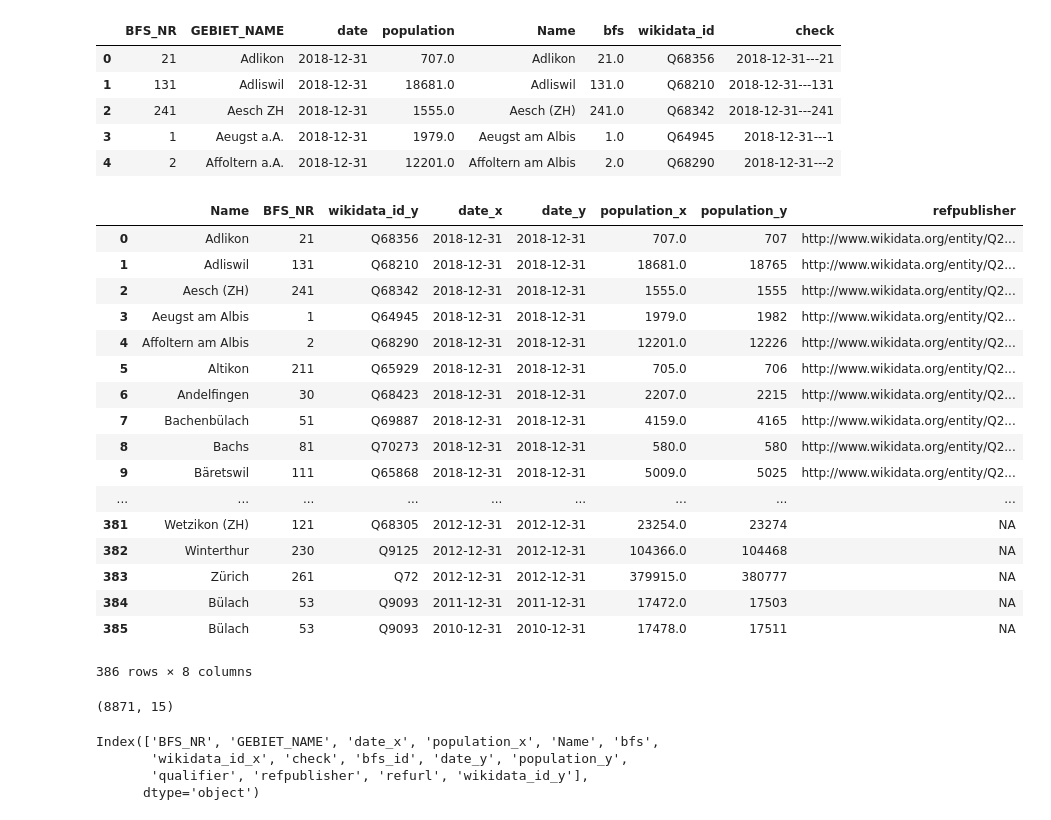
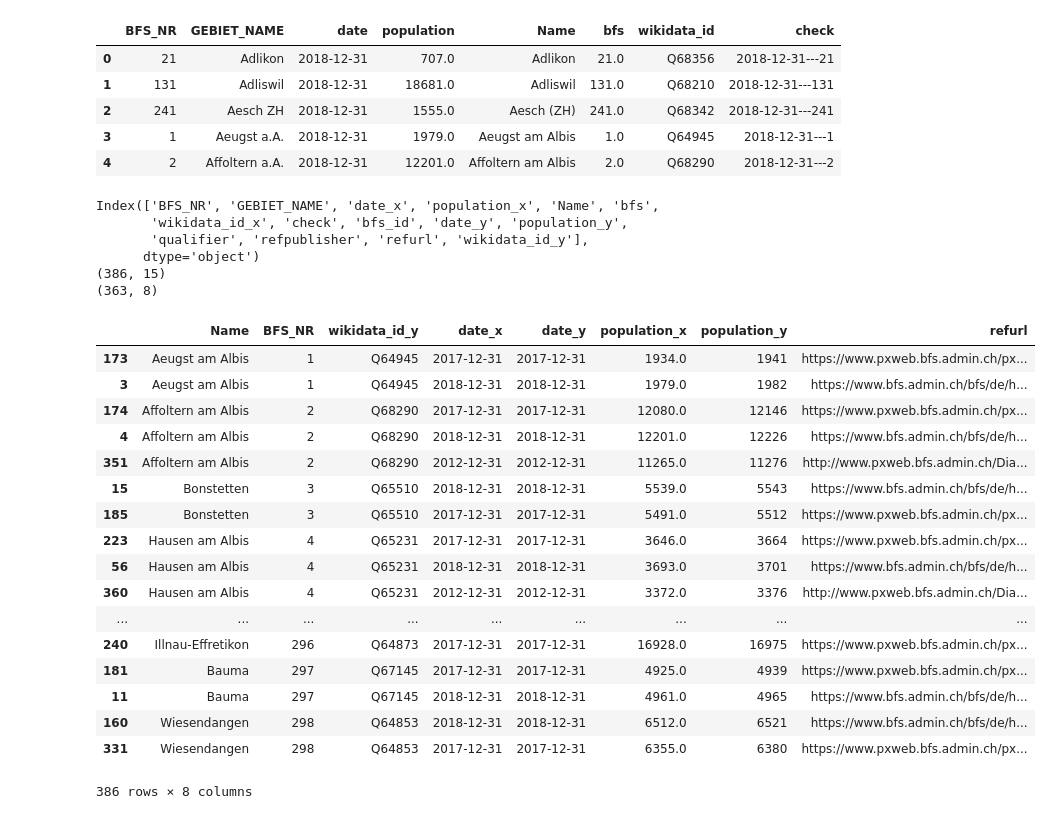
Before and after one commit to kalakaru/wikidataZH_2019, a Jupyter notebook: MyTest.ipynb, the cells around one changed output. Saved outputs shown, nothing was run; the diff lists cells and outputs as text; code cells hidden in the pictures.

```diff
--- a/MyTest.ipynb
+++ b/MyTest.ipynb
@@ -215,36 +215,32 @@ Index(['BFS_NR', 'GEBIET_NAME', 'date', 'population', 'Name', 'bfs',
 | 4 | 2 | Affoltern a.A. | 2018-12-31 | 12201.0 | Affoltern am Albis | 2.0 | Q68290 | 2018-12-31---2 |
 # %%
 ttt = pd.merge(df_api_sel_t, df_wikidata, how='left', left_on=['check'], right_on=['check'])
+print(ttt.columns)
 print(ttt.shape)
 print(df_api_sel_t.shape)
-ttt[["Name", "BFS_NR", "wikidata_id_y", "date_x", "date_y", "population_x", "population_y", "refpublisher"]]
+ttt[["Name", "BFS_NR", "wikidata_id_y", "date_x", "date_y", "population_x", "population_y", "refurl"]].sort_values(by=['BFS_NR'])
 # %% [output]
+Index(['BFS_NR', 'GEBIET_NAME', 'date_x', 'population_x', 'Name', 'bfs',
+       'wikidata_id_x', 'check', 'bfs_id', 'date_y', 'population_y',
+       'qualifier', 'refpublisher', 'refurl', 'wikidata_id_y'],
+      dtype='object')
+(386, 15)
+(363, 8)
-|  | Name | BFS_NR | wikidata_id_y | date_x | date_y | population_x | population_y | refpublisher |
-| 0 | Adlikon | 21 | Q68356 | 2018-12-31 | 2018-12-31 | 707.0 | 707 | http://www.wikidata.org/entity/Q2... |
-| 1 | Adliswil | 131 | Q68210 | 2018-12-31 | 2018-12-31 | 18681.0 | 18765 | http://www.wikidata.org/entity/Q2... |
-| 2 | Aesch (ZH) | 241 | Q68342 | 2018-12-31 | 2018-12-31 | 1555.0 | 1555 | http://www.wikidata.org/entity/Q2... |
-| 3 | Aeugst am Albis | 1 | Q64945 | 2018-12-31 | 2018-12-31 | 1979.0 | 1982 | http://www.wikidata.org/entity/Q2... |
-| 4 | Affoltern am Albis | 2 | Q68290 | 2018-12-31 | 2018-12-31 | 12201.0 | 12226 | http://www.wikidata.org/entity/Q2... |
-| 5 | Altikon | 211 | Q65929 | 2018-12-31 | 2018-12-31 | 705.0 | 706 | http://www.wikidata.org/entity/Q2... |
-| 6 | Andelfingen | 30 | Q68423 | 2018-12-31 | 2018-12-31 | 2207.0 | 2215 | http://www.wikidata.org/entity/Q2... |
-| 7 | Bachenbülach | 51 | Q69887 | 2018-12-31 | 2018-12-31 | 4159.0 | 4165 | http://www.wikidata.org/entity/Q2... |
-| 8 | Bachs | 81 | Q70273 | 2018-12-31 | 2018-12-31 | 580.0 | 580 | http://www.wikidata.org/entity/Q2... |
-| 9 | Bäretswil | 111 | Q65868 | 2018-12-31 | 2018-12-31 | 5009.0 | 5025 | http://www.wikidata.org/entity/Q2... |
+|  | Name | BFS_NR | wikidata_id_y | date_x | date_y | population_x | population_y | refurl |
+| 173 | Aeugst am Albis | 1 | Q64945 | 2017-12-31 | 2017-12-31 | 1934.0 | 1941 | https://www.pxweb.bfs.admin.ch/px... |
+| 3 | Aeugst am Albis | 1 | Q64945 | 2018-12-31 | 2018-12-31 | 1979.0 | 1982 | https://www.bfs.admin.ch/bfs/de/h... |
+| 174 | Affoltern am Albis | 2 | Q68290 | 2017-12-31 | 2017-12-31 | 12080.0 | 12146 | https://www.pxweb.bfs.admin.ch/px... |
+| 4 | Affoltern am Albis | 2 | Q68290 | 2018-12-31 | 2018-12-31 | 12201.0 | 12226 | https://www.bfs.admin.ch/bfs/de/h... |
+| 351 | Affoltern am Albis | 2 | Q68290 | 2012-12-31 | 2012-12-31 | 11265.0 | 11276 | http://www.pxweb.bfs.admin.ch/Dia... |
+| 15 | Bonstetten | 3 | Q65510 | 2018-12-31 | 2018-12-31 | 5539.0 | 5543 | https://www.bfs.admin.ch/bfs/de/h... |
+| 185 | Bonstetten | 3 | Q65510 | 2017-12-31 | 2017-12-31 | 5491.0 | 5512 | https://www.pxweb.bfs.admin.ch/px... |
+| 223 | Hausen am Albis | 4 | Q65231 | 2017-12-31 | 2017-12-31 | 3646.0 | 3664 | https://www.pxweb.bfs.admin.ch/px... |
+| 56 | Hausen am Albis | 4 | Q65231 | 2018-12-31 | 2018-12-31 | 3693.0 | 3701 | https://www.bfs.admin.ch/bfs/de/h... |
+| 360 | Hausen am Albis | 4 | Q65231 | 2012-12-31 | 2012-12-31 | 3372.0 | 3376 | http://www.pxweb.bfs.admin.ch/Dia... |
 | ... | ... | ... | ... | ... | ... | ... | ... | ... |
-| 381 | Wetzikon (ZH) | 121 | Q68305 | 2012-12-31 | 2012-12-31 | 23254.0 | 23274 | NA |
-| 382 | Winterthur | 230 | Q9125 | 2012-12-31 | 2012-12-31 | 104366.0 | 104468 | NA |
-| 383 | Zürich | 261 | Q72 | 2012-12-31 | 2012-12-31 | 379915.0 | 380777 | NA |
-| 384 | Bülach | 53 | Q9093 | 2011-12-31 | 2011-12-31 | 17472.0 | 17503 | NA |
-| 385 | Bülach | 53 | Q9093 | 2010-12-31 | 2010-12-31 | 17478.0 | 17511 | NA |
+| 240 | Illnau-Effretikon | 296 | Q64873 | 2017-12-31 | 2017-12-31 | 16928.0 | 16975 | https://www.pxweb.bfs.admin.ch/px... |
+| 181 | Bauma | 297 | Q67145 | 2017-12-31 | 2017-12-31 | 4925.0 | 4939 | https://www.pxweb.bfs.admin.ch/px... |
+| 11 | Bauma | 297 | Q67145 | 2018-12-31 | 2018-12-31 | 4961.0 | 4965 | https://www.bfs.admin.ch/bfs/de/h... |
+| 160 | Wiesendangen | 298 | Q64853 | 2018-12-31 | 2018-12-31 | 6512.0 | 6521 | https://www.bfs.admin.ch/bfs/de/h... |
+| 331 | Wiesendangen | 298 | Q64853 | 2017-12-31 | 2017-12-31 | 6355.0 | 6380 | https://www.pxweb.bfs.admin.ch/px... |
-386 rows × 8 columns
+386 rows × 8 columns
-# %%
-ttt.shape
-# %% [output]
-(8871, 15)
-# %%
-ttt.columns
-# %% [output]
-Index(['BFS_NR', 'GEBIET_NAME', 'date_x', 'population_x', 'Name', 'bfs',
-       'wikidata_id_x', 'check', 'bfs_id', 'date_y', 'population_y',
-       'qualifier', 'refpublisher', 'refurl', 'wikidata_id_y'],
-      dtype='object')
```
Also changed, not shown: parts of 2 cells of this notebook.
